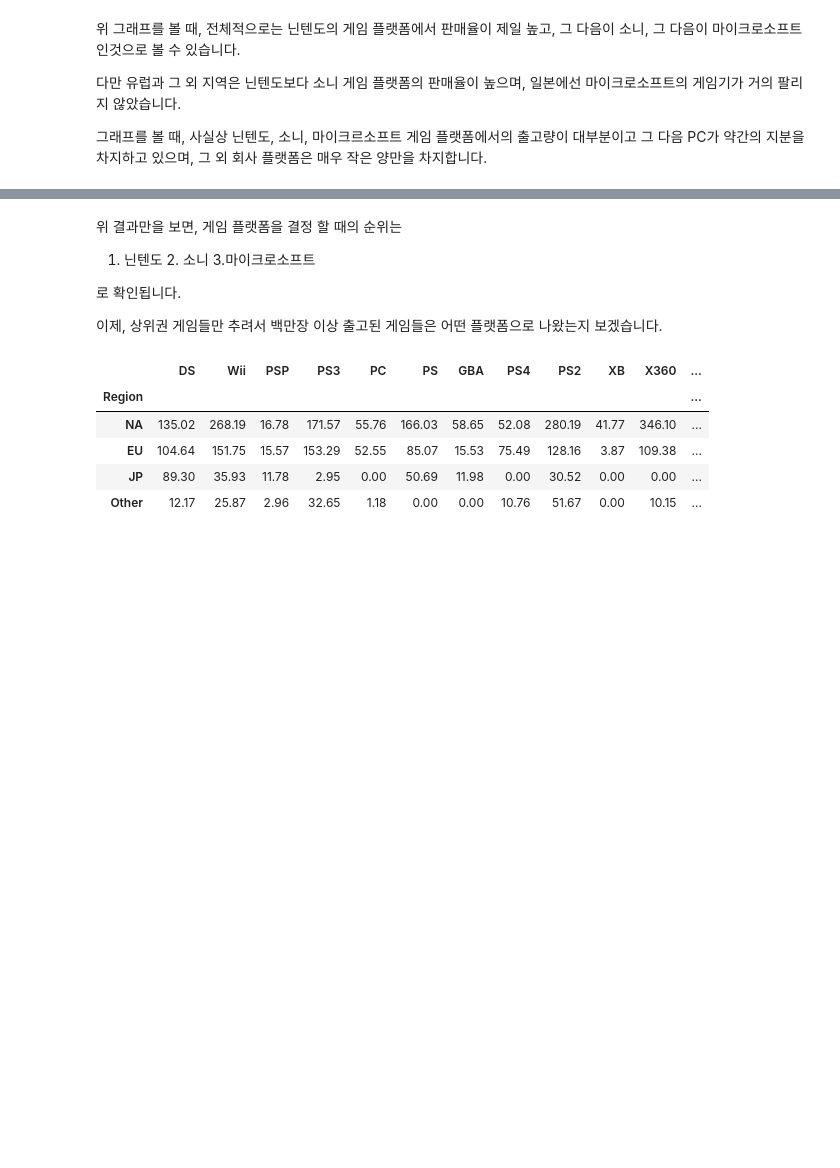
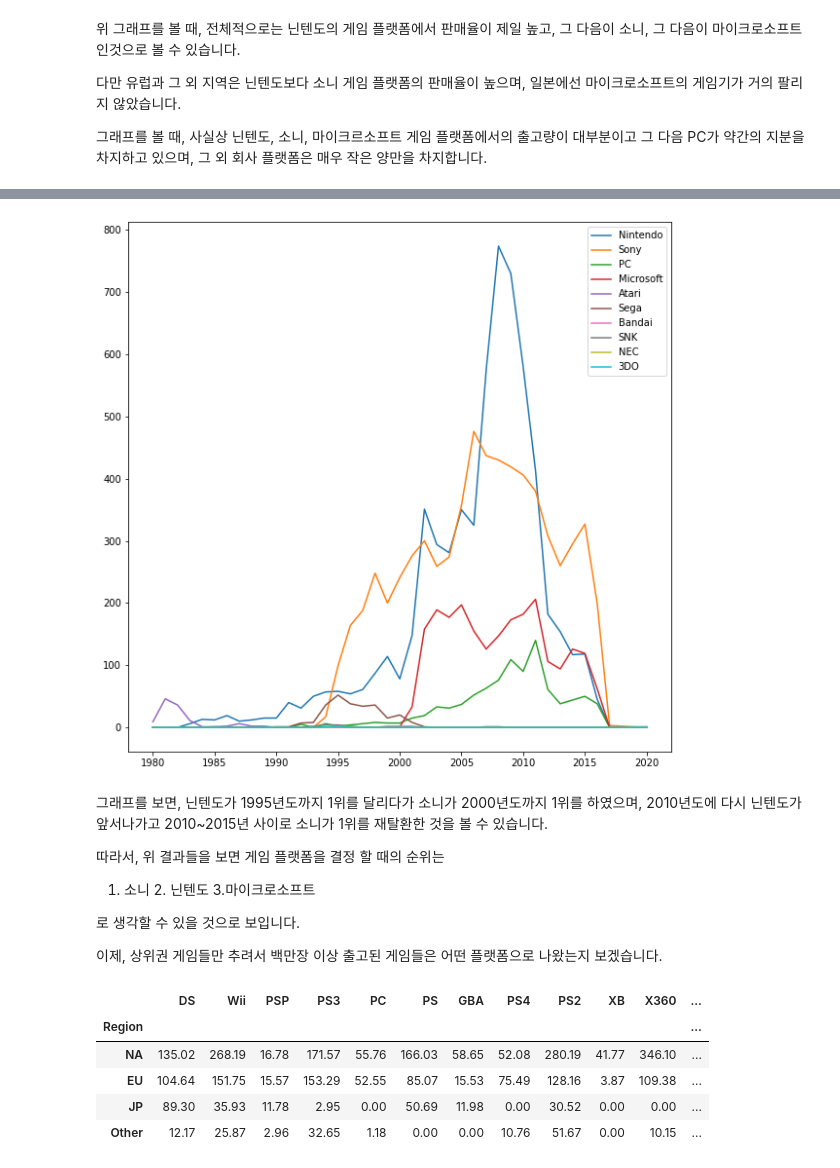
Before and after one commit to Lemonfry/ds-section1-project, a Jupyter notebook: section1-project.ipynb, the cells around one changed output, grey strips where cells are left out. Cells and saved outputs as stored; diff of their text form; code cells hidden in the pictures; blank space fills up the shorter version.

```diff
--- a/section1-project.ipynb
+++ b/section1-project.ipynb
@@ -975,0 +1253,4 @@ AxesSubplot(0.125,0.125;0.775x0.755)
+# %%
+Year_platform.columns = Platform_list_2
+Year_platform['Year'] = Year_list
+Year_platform = Year_platform.set_index(['Year'])
@@ -976,9 +1278,27 @@ AxesSubplot(0.125,0.125;0.775x0.755)
+# %%
+plt.figure(figsize=(10,10))
+plt.plot(Year_list,Year_platform['Nintendo'], label = 'Nintendo')
+plt.plot(Year_list,Year_platform['Sony'], label = 'Sony')
+plt.plot(Year_list,Year_platform['PC'], label = 'PC')
+plt.plot(Year_list,Year_platform['Microsoft'], label = 'Microsoft')
+plt.plot(Year_list,Year_platform['Atari'], label = 'Atari')
+plt.plot(Year_list,Year_platform['Sega'], label = 'Sega')
+plt.plot(Year_list,Year_platform['Bandai'], label = 'Bandai')
+plt.plot(Year_list,Year_platform['SNK'], label = 'SNK')
+plt.plot(Year_list,Year_platform['NEC'], label = 'NEC')
+plt.plot(Year_list,Year_platform['3DO'], label = '3DO')
+plt.legend()
+plt.show()
+# %% [output]
+[figure, added]
 # %% [markdown]
-위 결과만을 보면, 게임 플랫폼을 결정 할 때의 순위는
+그래프를 보면, 닌텐도가 1995년도까지 1위를 달리다가 소니가 2000년도까지 1위를 하였으며, 2010년도에 다시 닌텐도가 앞서나가고 2010~2015년 사이로 소니가 1위를 재탈환한 것을 볼 수 있습니다.
 
-1. 닌텐도 2. 소니 3.마이크로소프트
+따라서, 위 결과들을 보면 게임 플랫폼을 결정 할 때의 순위는
 
-로 확인됩니다.
+1. 소니 2. 닌텐도 3.마이크로소프트
+
+로 생각할 수 있을 것으로 보입니다.
 
 이제, 상위권 게임들만 추려서 백만장 이상 출고된 게임들은 어떤 플랫폼으로 나왔는지 보겠습니다.
 # %%
```
Also changed, not shown: parts of 5 cells of this notebook.
